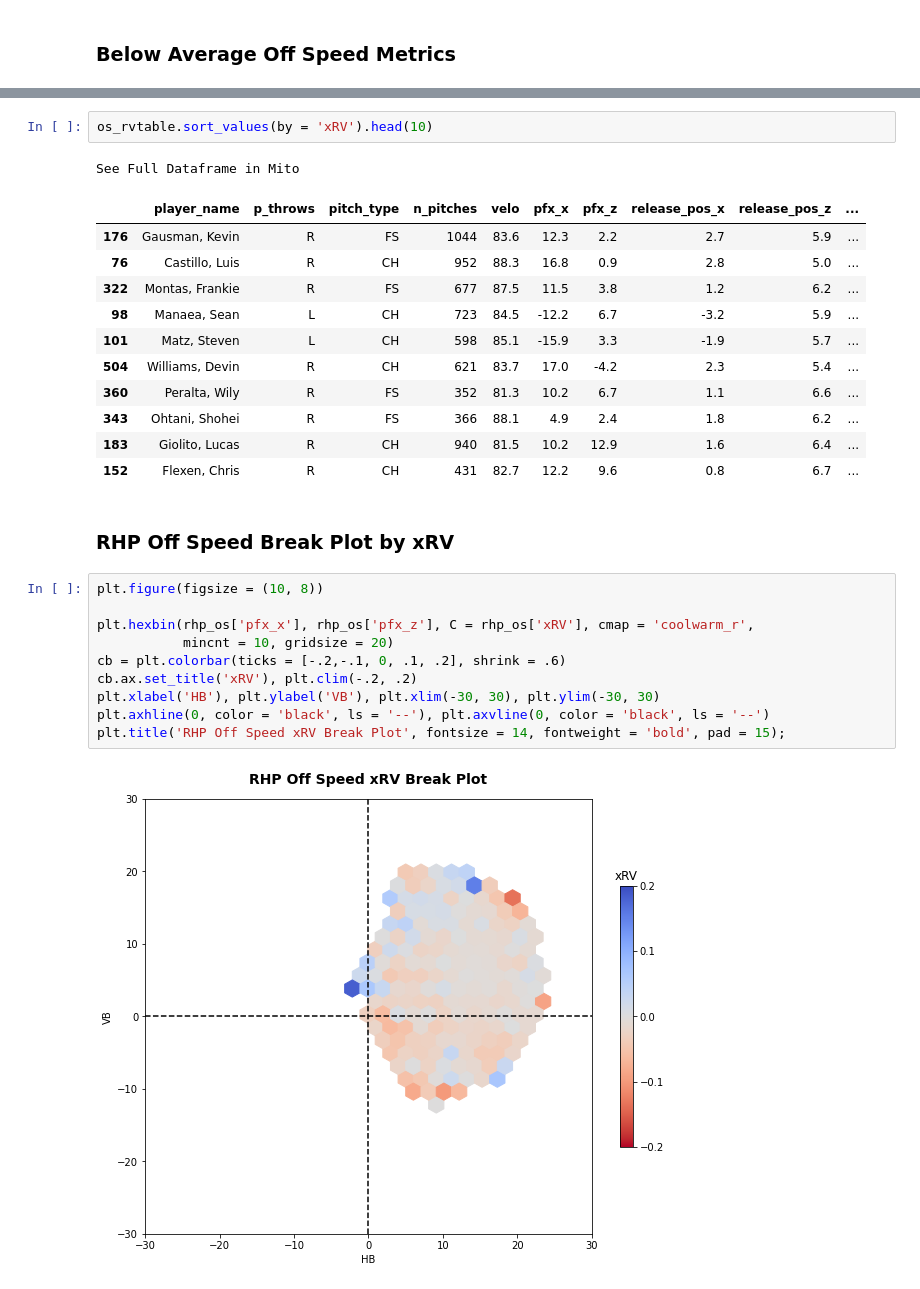
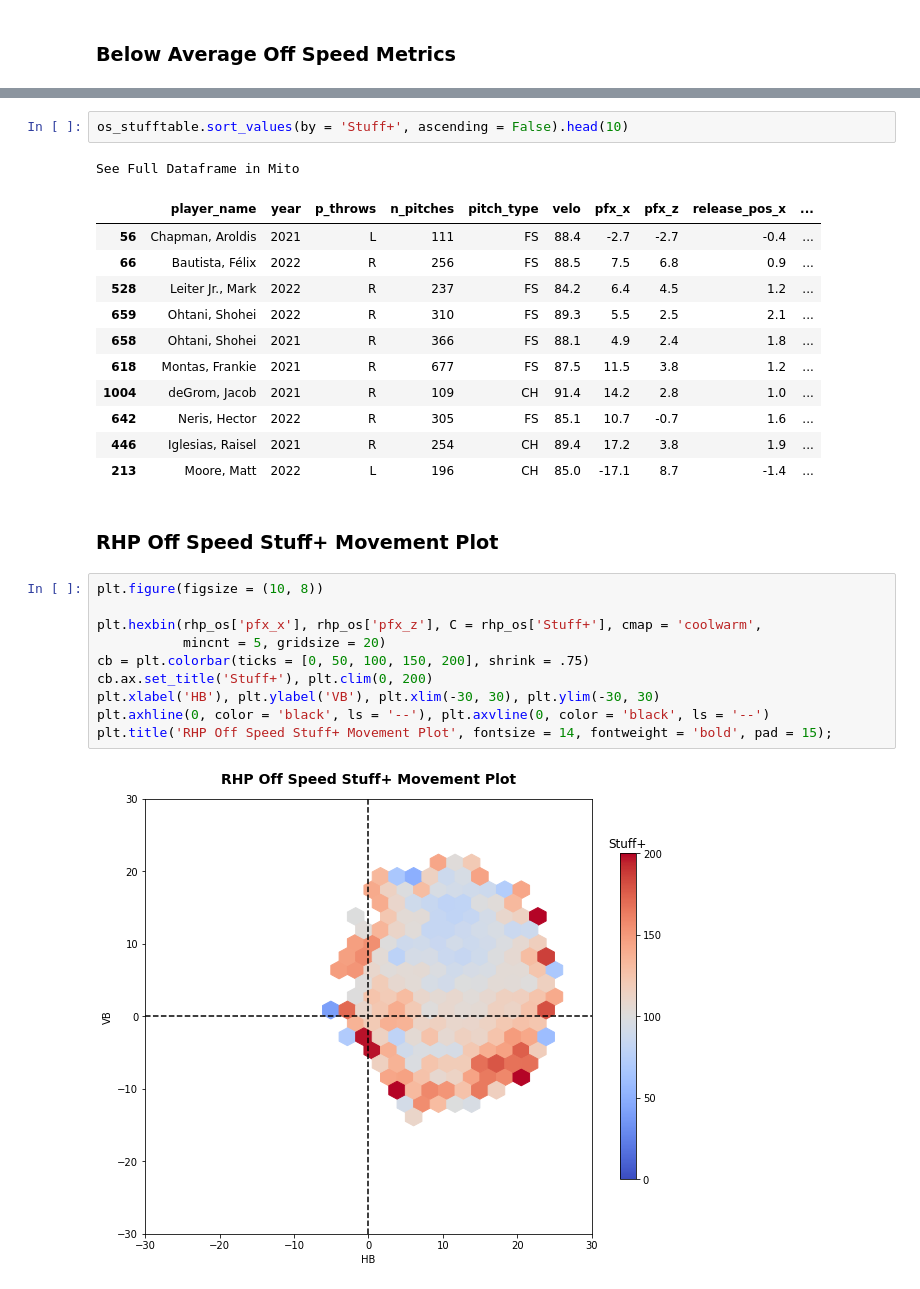
Before and after one commit to anthonyzurke/RVmodel, a Jupyter notebook: notebooks/stuff_21-22.ipynb, the cells around one changed output, grey strips where cells are left out. Drawn from its saved outputs; the diff is of its cells as text.

```diff
--- a/notebooks/stuff_21-22.ipynb
+++ b/notebooks/stuff_21-22.ipynb
@@ -604,30 +612,30 @@ See Full Dataframe in Mito
 # %%
-os_rvtable.sort_values(by = 'xRV').head(10)
+os_stufftable.sort_values(by = 'Stuff+', ascending = False).head(10)
 # %% [output]
 See Full Dataframe in Mito
-|  | player_name | p_throws | pitch_type | n_pitches | velo | pfx_x | pfx_z | release_pos_x | release_pos_z | ... |
-| 176 | Gausman, Kevin | R | FS | 1044 | 83.6 | 12.3 | 2.2 | 2.7 | 5.9 | ... |
-| 76 | Castillo, Luis | R | CH | 952 | 88.3 | 16.8 | 0.9 | 2.8 | 5.0 | ... |
-| 322 | Montas, Frankie | R | FS | 677 | 87.5 | 11.5 | 3.8 | 1.2 | 6.2 | ... |
-| 98 | Manaea, Sean | L | CH | 723 | 84.5 | -12.2 | 6.7 | -3.2 | 5.9 | ... |
-| 101 | Matz, Steven | L | CH | 598 | 85.1 | -15.9 | 3.3 | -1.9 | 5.7 | ... |
-| 504 | Williams, Devin | R | CH | 621 | 83.7 | 17.0 | -4.2 | 2.3 | 5.4 | ... |
-| 360 | Peralta, Wily | R | FS | 352 | 81.3 | 10.2 | 6.7 | 1.1 | 6.6 | ... |
-| 343 | Ohtani, Shohei | R | FS | 366 | 88.1 | 4.9 | 2.4 | 1.8 | 6.2 | ... |
-| 183 | Giolito, Lucas | R | CH | 940 | 81.5 | 10.2 | 12.9 | 1.6 | 6.4 | ... |
-| 152 | Flexen, Chris | R | CH | 431 | 82.7 | 12.2 | 9.6 | 0.8 | 6.7 | ... |
+|  | player_name | year | p_throws | n_pitches | pitch_type | velo | pfx_x | pfx_z | release_pos_x | ... |
+| 56 | Chapman, Aroldis | 2021 | L | 111 | FS | 88.4 | -2.7 | -2.7 | -0.4 | ... |
+| 66 | Bautista, Félix | 2022 | R | 256 | FS | 88.5 | 7.5 | 6.8 | 0.9 | ... |
+| 528 | Leiter Jr., Mark | 2022 | R | 237 | FS | 84.2 | 6.4 | 4.5 | 1.2 | ... |
+| 659 | Ohtani, Shohei | 2022 | R | 310 | FS | 89.3 | 5.5 | 2.5 | 2.1 | ... |
+| 658 | Ohtani, Shohei | 2021 | R | 366 | FS | 88.1 | 4.9 | 2.4 | 1.8 | ... |
+| 618 | Montas, Frankie | 2021 | R | 677 | FS | 87.5 | 11.5 | 3.8 | 1.2 | ... |
+| 1004 | deGrom, Jacob | 2021 | R | 109 | CH | 91.4 | 14.2 | 2.8 | 1.0 | ... |
+| 642 | Neris, Hector | 2022 | R | 305 | FS | 85.1 | 10.7 | -0.7 | 1.6 | ... |
+| 446 | Iglesias, Raisel | 2021 | R | 254 | CH | 89.4 | 17.2 | 3.8 | 1.9 | ... |
+| 213 | Moore, Matt | 2022 | L | 196 | CH | 85.0 | -17.1 | 8.7 | -1.4 | ... |
 # %% [markdown]
-### RHP Off Speed Break Plot by xRV
+### RHP Off Speed Stuff+ Movement Plot
 # %%
 plt.figure(figsize = (10, 8))
 
-plt.hexbin(rhp_os['pfx_x'], rhp_os['pfx_z'], C = rhp_os['xRV'], cmap = 'coolwarm_r',
-           mincnt = 10, gridsize = 20)
-cb = plt.colorbar(ticks = [-.2,-.1, 0, .1, .2], shrink = .6)
-cb.ax.set_title('xRV'), plt.clim(-.2, .2)
+plt.hexbin(rhp_os['pfx_x'], rhp_os['pfx_z'], C = rhp_os['Stuff+'], cmap = 'coolwarm',
+           mincnt = 5, gridsize = 20)
+cb = plt.colorbar(ticks = [0, 50, 100, 150, 200], shrink = .75)
+cb.ax.set_title('Stuff+'), plt.clim(0, 200)
 plt.xlabel('HB'), plt.ylabel('VB'), plt.xlim(-30, 30), plt.ylim(-30, 30)
 plt.axhline(0, color = 'black', ls = '--'), plt.axvline(0, color = 'black', ls = '--')
-plt.title('RHP Off Speed xRV Break Plot', fontsize = 14, fontweight = 'bold', pad = 15);
+plt.title('RHP Off Speed Stuff+ Movement Plot', fontsize = 14, fontweight = 'bold', pad = 15);
 # %% [output]
-[figure, old version]
+[figure, new version]
 # %% [markdown]
```
Also changed, not shown: parts of 19 cells of this notebook.
